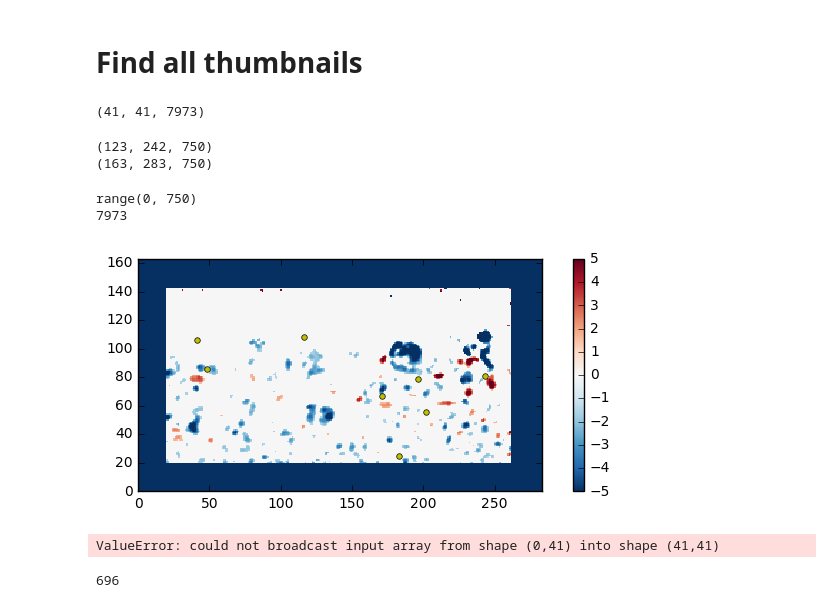
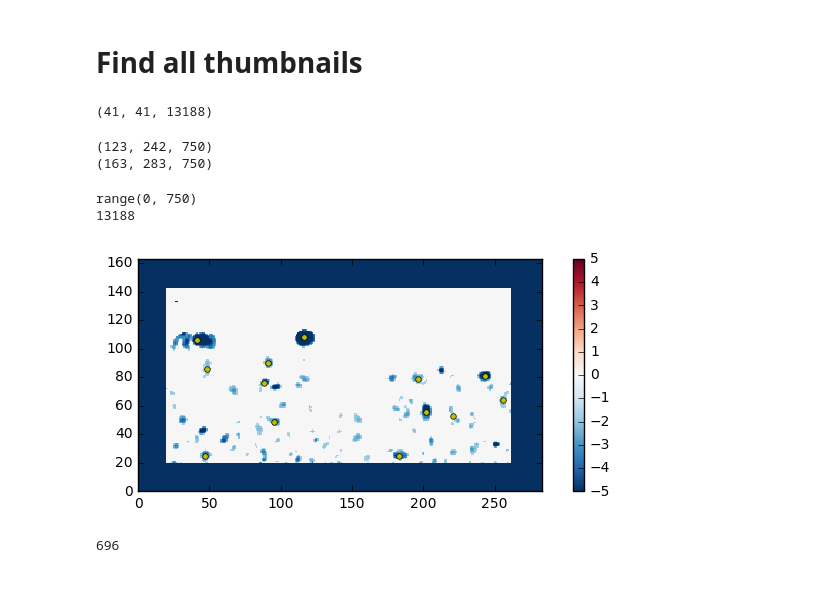
Before and after one commit to owenjhwilliams/ASIIT, a Jupyter notebook: runPODthumbnails.ipynb, the cells around one changed output. Drawn from its saved outputs; the diff is of its cells as text; code cells hidden in the pictures.

```diff
--- a/runPODthumbnails.ipynb
+++ b/runPODthumbnails.ipynb
@@ -60,6 +60,10 @@ SwirlFilt = SwirlFiltBackup.copy()    #think this should completely copy the lis
 #Then only keep those locations where swirls is greater than Thresh*SwirlStd
 ThreshSTD = 1.5
 SwirlFilt[np.absolute(SwirlFilt)<ThreshSTD] = 0
+SwirlFiltPro = SwirlFilt.copy()
+SwirlFiltPro[SwirlFiltPro>0] = 0
+SwirlFiltRet = SwirlFilt.copy()
+SwirlFiltRet[SwirlFiltRet<0] = 0
 # %%
 reload(PIVutils)
 [f, ax] = PIVutils.plotScalarField(SwirlFilt[:,:,frame],X,Y,5)
@@ -132,10 +86,12 @@ U.shape
 # %%
 features_per_frame[frame]
 # %%
-frame = 535
 reload(PIVutils)
 [f, ax] = PIVutils.plotScalarField(SwirlFilt[:,:,frame],X,Y,5)
 
-for i in range(features_per_frame[frame]):
-    plt.plot(cent[frame][i][1]*scale+X[1,1],cent[frame][i][0]*scale+Y[1,1],'oy',markersize=4,markeredgecolor=None)
+for i in range(features_per_frame_Pro[frame]):
+    plt.plot(cent_Pro[frame][i][1]*scale+X[1,1],cent_Pro[frame][i][0]*scale+Y[1,1],'oy',markersize=4,markeredgecolor=None)
+
+for i in range(features_per_frame_Ret[frame]):
+    plt.plot(cent_Ret[frame][i][1]*scale+X[1,1],cent_Ret[frame][i][0]*scale+Y[1,1],'og',markersize=4,markeredgecolor=None)
 # %% [output]
@@ -162,13 +118,13 @@ del Umean
 # %%
 BoxSize = 20     #turns out to half size of final box (box is 21 per side of BoxSize = 10)
 
-Ut = np.zeros([2*BoxSize+1,2*BoxSize+1,num_features])    #initialize thumbnail matrices
+Ut = np.zeros([2*BoxSize+1,2*BoxSize+1,num_features_Pro])    #initialize thumbnail matrices
 Ut[:] = np.NAN
 Vt = Ut.copy()
 St = Ut.copy()
 print(Ut.shape)
 # %% [output]
-(41, 41, 7973)
+(41, 41, 13188)
 # %%
 #pad out velocity fields so that there are NaNs around in all directions
 Uf2 = np.zeros([uSize[0]+2*BoxSize,uSize[1]+2*BoxSize+1,uSize[2]])
@@ -181,42 +137,40 @@ print(Uf2.shape)
 
 Uf2[BoxSize:-1*BoxSize,BoxSize:-1*BoxSize-1,:] = Uf.copy()
 Vf2[BoxSize:-1*BoxSize,BoxSize:-1*BoxSize-1,:] = Vf.copy()
-Sf2[BoxSize:-1*BoxSize,BoxSize:-1*BoxSize-1,:] = SwirlFilt.copy()
+Sf2[BoxSize:-1*BoxSize,BoxSize:-1*BoxSize-1,:] = SwirlFiltPro.copy()
 # %% [output]
 (123, 242, 750)
 (163, 283, 750)
 # %%
-print(range(len(cent)))
-print(np.sum(features_per_frame))
+print(range(len(cent_Pro)))
+print(np.sum(features_per_frame_Pro))
 # %% [output]
 range(0, 750)
-7973
+13188
 # %%
 #Round all centroids to integers
-for i in range(len(cent)):
-    for j in range(len(cent[i])):
+for i in range(len(cent_Pro)):
+    for j in range(len(cent_Pro[i])):
         #print(i, j)
-        cent[i][j] = (int(round(cent[i][j][0])), int(round(cent[i][j][1])))
+        cent_Pro[i][j] = (int(round(cent_Pro[i][j][0])), int(round(cent_Pro[i][j][1])))
 # %%
 # Just to check, plot the new masked matrix to ensure its what we think it is.
 reload(PIVutils)
 [f, ax] = PIVutils.plotScalarField(Sf2[:,:,frame],bound=5)
 
-for i in range(features_per_frame[1]):
-    plt.plot(cent[1][i][1]+BoxSize,cent[1][i][0]+BoxSize,'oy',markersize=4,markeredgecolor=None)
+for i in range(features_per_frame_Pro[1]):
+    plt.plot(cent_Pro[1][i][1]+BoxSize,cent_Pro[1][i][0]+BoxSize,'oy',markersize=4,markeredgecolor=None)
 # %% [output]
-[figure, old version]
+[figure, new version]
 # %%
 thumb = 0
-for i in range(len(cent)):
-    for j in range(len(cent[i])):
+for i in range(len(cent_Pro)):
+    for j in range(len(cent_Pro[i])):
 
-        Ut[:,:,thumb] = Uf2[cent[i][j][0]:cent[i][j][0]+2*BoxSize+1,cent[i][j][1]:cent[i][j][1]+2*BoxSize+1,i]
+        Ut[:,:,thumb] = Uf2[cent_Pro[i][j][0]:cent_Pro[i][j][0]+2*BoxSize+1,cent_Pro[i][j][1]:cent_Pro[i][j][1]+2*BoxSize+1,i]
         #print(cent[i][j][0])
-        #Vt[:,:,thumb] = Vf2[cent[i][j][0]:cent[i][j][0]+2*BoxSize+1,cent[i][j][1]:cent[i][j][1]+2*BoxSize+1,i]
-        #St[:,:,thumb] = Sf2[cent[i][j][0]:cent[i][j][0]+2*BoxSize+1,cent[i][j][1]:cent[i][j][1]+2*BoxSize+1,i]
+        Vt[:,:,thumb] = Vf2[cent_Pro[i][j][0]:cent_Pro[i][j][0]+2*BoxSize+1,cent_Pro[i][j][1]:cent_Pro[i][j][1]+2*BoxSize+1,i]
+        St[:,:,thumb] = Sf2[cent_Pro[i][j][0]:cent_Pro[i][j][0]+2*BoxSize+1,cent_Pro[i][j][1]:cent_Pro[i][j][1]+2*BoxSize+1,i]
         thumb+=1
         #print(thumb)
-# %% [output]
-ValueError: could not broadcast input array from shape (0,41) into shape (41,41)
 # %%
```
Also changed, not shown: parts of 18 cells of this notebook, 2 other files.
